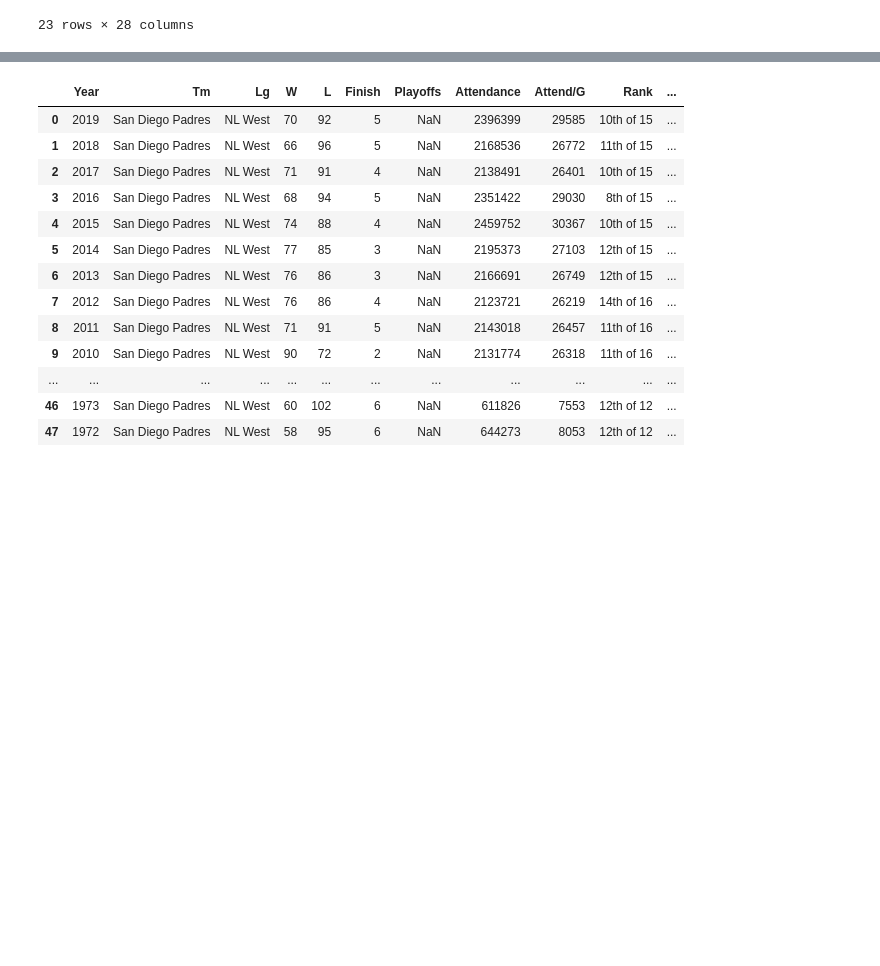
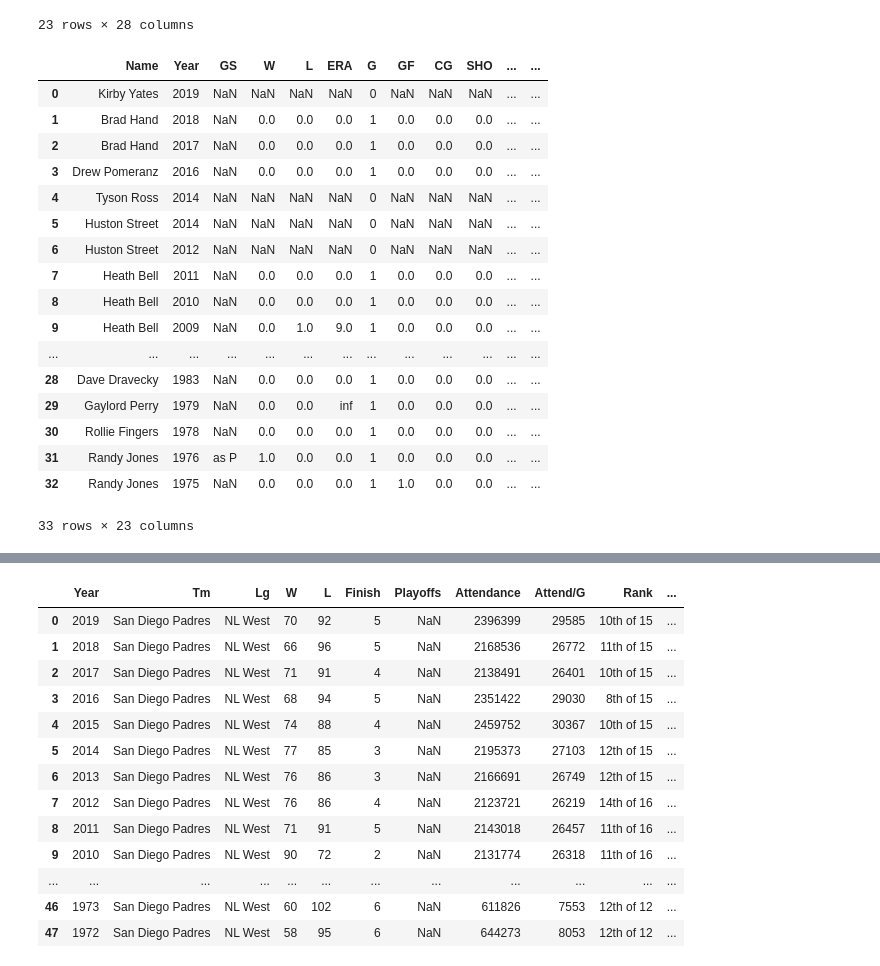
Before and after one commit to double-dose-larry/sportsref, a Jupyter notebook: test_franchises.ipynb, the cells around one changed output, grey strips where cells are left out. Saved outputs shown, nothing was run; the diff lists cells and outputs as text; code cells hidden in the pictures; blank space fills up the shorter version.

```diff
--- a/test_franchises.ipynb
+++ b/test_franchises.ipynb
@@ -39,5 +68,26 @@ padres.batters().sort_values("G", ascending=False).head(23)
 | 342 | 337 | Khalil Greene | S | - | - | 6 | 2003 | 2008 | 0 | 659 | ... | ... |
 | 951 | 934 | Jerry Turner | S | - | F | 9 | 1974 | 1983 | 0 | 638 | ... | ... |
 23 rows × 28 columns
+# %%
+padres.all_star("pitching_register",pit_or_bat="pitch")
+# %% [output]
+|  | Name | Year | GS | W | L | ERA | G | GF | CG | SHO | ... | ... |
+| 0 | Kirby Yates | 2019 | NaN | NaN | NaN | NaN | 0 | NaN | NaN | NaN | ... | ... |
+| 1 | Brad Hand | 2018 | NaN | 0.0 | 0.0 | 0.0 | 1 | 0.0 | 0.0 | 0.0 | ... | ... |
+| 2 | Brad Hand | 2017 | NaN | 0.0 | 0.0 | 0.0 | 1 | 0.0 | 0.0 | 0.0 | ... | ... |
+| 3 | Drew Pomeranz | 2016 | NaN | 0.0 | 0.0 | 0.0 | 1 | 0.0 | 0.0 | 0.0 | ... | ... |
+| 4 | Tyson Ross | 2014 | NaN | NaN | NaN | NaN | 0 | NaN | NaN | NaN | ... | ... |
+| 5 | Huston Street | 2014 | NaN | NaN | NaN | NaN | 0 | NaN | NaN | NaN | ... | ... |
+| 6 | Huston Street | 2012 | NaN | NaN | NaN | NaN | 0 | NaN | NaN | NaN | ... | ... |
+| 7 | Heath Bell | 2011 | NaN | 0.0 | 0.0 | 0.0 | 1 | 0.0 | 0.0 | 0.0 | ... | ... |
+| 8 | Heath Bell | 2010 | NaN | 0.0 | 0.0 | 0.0 | 1 | 0.0 | 0.0 | 0.0 | ... | ... |
+| 9 | Heath Bell | 2009 | NaN | 0.0 | 1.0 | 9.0 | 1 | 0.0 | 0.0 | 0.0 | ... | ... |
+| ... | ... | ... | ... | ... | ... | ... | ... | ... | ... | ... | ... | ... |
+| 28 | Dave Dravecky | 1983 | NaN | 0.0 | 0.0 | 0.0 | 1 | 0.0 | 0.0 | 0.0 | ... | ... |
+| 29 | Gaylord Perry | 1979 | NaN | 0.0 | 0.0 | inf | 1 | 0.0 | 0.0 | 0.0 | ... | ... |
+| 30 | Rollie Fingers | 1978 | NaN | 0.0 | 0.0 | 0.0 | 1 | 0.0 | 0.0 | 0.0 | ... | ... |
+| 31 | Randy Jones | 1976 | as P | 1.0 | 0.0 | 0.0 | 1 | 0.0 | 0.0 | 0.0 | ... | ... |
+| 32 | Randy Jones | 1975 | NaN | 0.0 | 0.0 | 0.0 | 1 | 1.0 | 0.0 | 0.0 | ... | ... |
+33 rows × 23 columns
 # %%
 padres.pitchers().sort_values("G", ascending=False).head(23)
```
Also changed, not shown: parts of 7 cells of this notebook, 2 other files.
